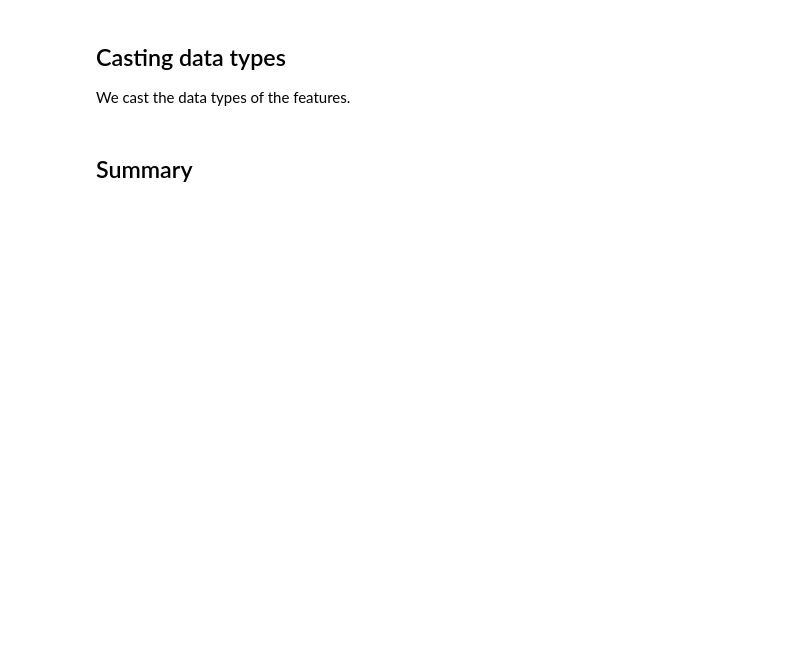
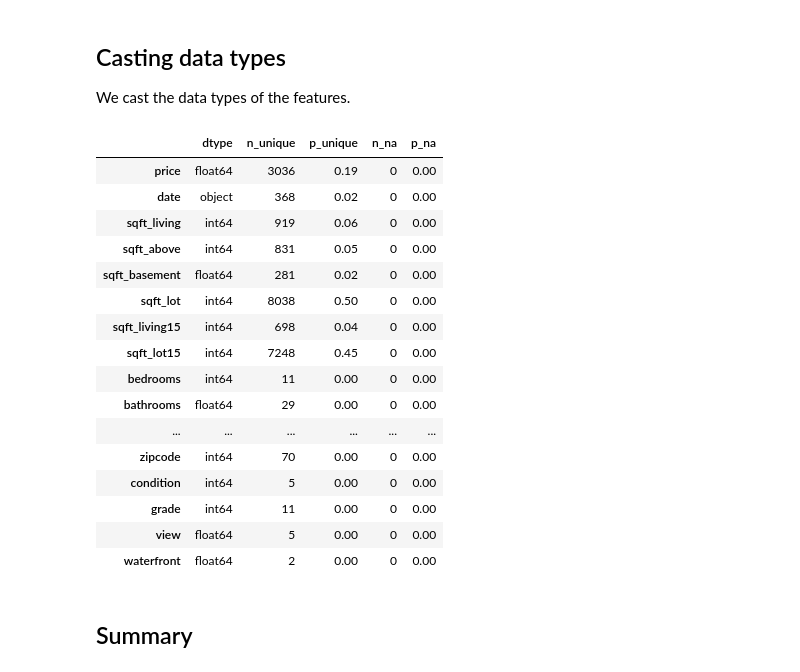
Before and after one commit to SebastianThomas1/king_county, a Jupyter notebook: king_county_2_data_cleaning.ipynb, the cells around one changed output. Saved outputs shown, nothing was run; the diff lists cells and outputs as text; code cells hidden in the pictures; blank space fills up the shorter version.

Commit message:
persistance of objects and visualization added, small changes

```diff
--- a/king_county_2_data_cleaning.ipynb
+++ b/king_county_2_data_cleaning.ipynb
@@ -33,8 +36,7 @@ pd.set_option('display.float_format', '{:,.2f}'.format)
 
 We import our data.
 # %%
-houses_train = pd.read_pickle('data/king_county_train_1.pickle')
-houses_test = pd.read_pickle('data/king_county_test_1.pickle')
+houses_train = pd.read_pickle('data/king_county_train.pickle')
 houses_train.sample(5, random_state=0)
 # %% [output]
 |  | price | date | sqft_living | sqft_above | sqft_basement | sqft_lot | sqft_living15 | sqft_lot15 | ... |
@@ -128,7 +131,31 @@ houses_test = cleaner.transform(houses_test)
+# %%
+imputer = FunctionTransformer(impute_king_county)
+
+houses_train = imputer.transform(houses_train)
 # %% [markdown]
 ## Casting data types
 
 We cast the data types of the features.
+# %%
+data_type_info(houses_train)
+# %% [output]
+|  | dtype | n_unique | p_unique | n_na | p_na |
+| price | float64 | 3036 | 0.19 | 0 | 0.00 |
+| date | object | 368 | 0.02 | 0 | 0.00 |
+| sqft_living | int64 | 919 | 0.06 | 0 | 0.00 |
+| sqft_above | int64 | 831 | 0.05 | 0 | 0.00 |
+| sqft_basement | float64 | 281 | 0.02 | 0 | 0.00 |
+| sqft_lot | int64 | 8038 | 0.50 | 0 | 0.00 |
+| sqft_living15 | int64 | 698 | 0.04 | 0 | 0.00 |
+| sqft_lot15 | int64 | 7248 | 0.45 | 0 | 0.00 |
+| bedrooms | int64 | 11 | 0.00 | 0 | 0.00 |
+| bathrooms | float64 | 29 | 0.00 | 0 | 0.00 |
+| ... | ... | ... | ... | ... | ... |
+| zipcode | int64 | 70 | 0.00 | 0 | 0.00 |
+| condition | int64 | 5 | 0.00 | 0 | 0.00 |
+| grade | int64 | 11 | 0.00 | 0 | 0.00 |
+| view | float64 | 5 | 0.00 | 0 | 0.00 |
+| waterfront | float64 | 2 | 0.00 | 0 | 0.00 |
 # %%
 caster = make_pipeline(
     FunctionTransformer(cast_data_types, kw_args={
```
Also changed, not shown: parts of 9 cells of this notebook, 12 other files.
